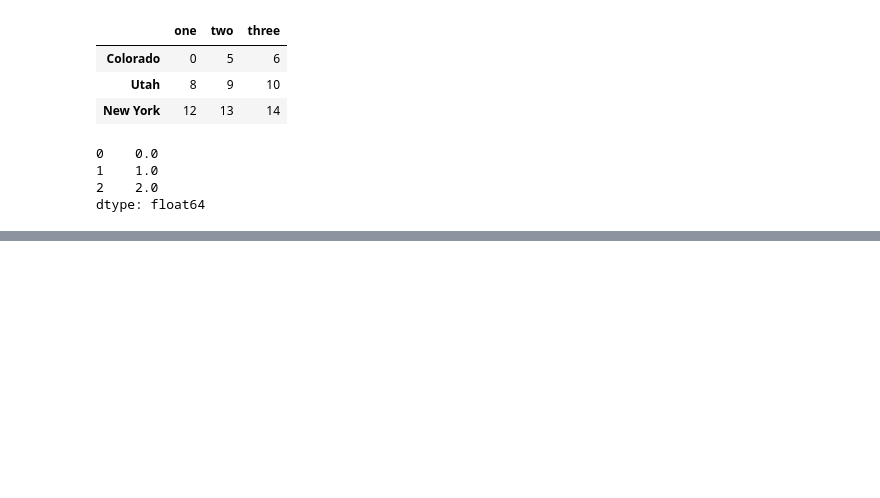
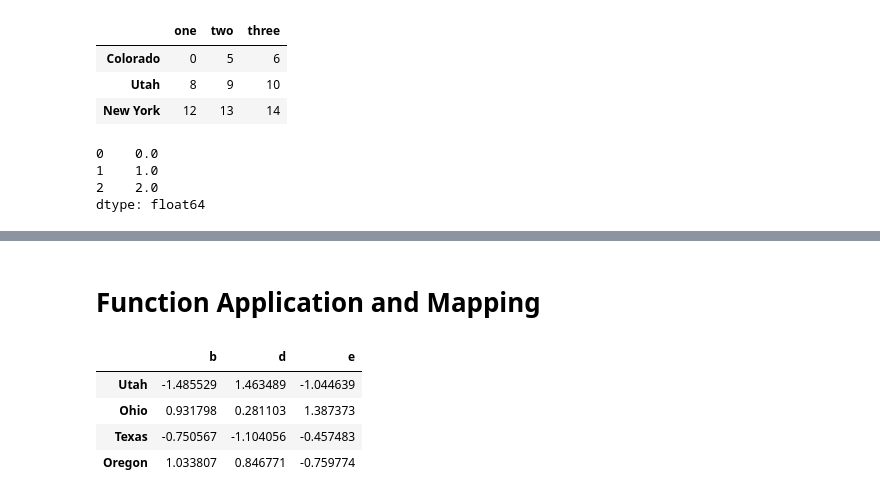
Before and after one commit to Kasaklalita/pydata-book, a Jupyter notebook: Chapter 5 - Getting Started with Pandas.ipynb, the cells around one changed output, grey strips where cells are left out. Cells and saved outputs as stored; diff of their text form; code cells hidden in the pictures; blank space fills up the shorter version.

Commit message:
Function Application and Mapping

```diff
--- a/Chapter 5 - Getting Started with Pandas.ipynb
+++ b/Chapter 5 - Getting Started with Pandas.ipynb
@@ -971,0 +972,13 @@ frame.sub(series3, axis='index')
+# %% [markdown]
+# Function Application and Mapping
+# %%
+frame = pd.DataFrame(np.random.randn(4, 3),
+                    columns=list('bde'),
+                    index=['Utah', 'Ohio', 'Texas', 'Oregon'])
+frame
+# %% [output]
+|  | b | d | e |
+| Utah | -1.485529 | 1.463489 | -1.044639 |
+| Ohio | 0.931798 | 0.281103 | 1.387373 |
+| Texas | -0.750567 | -1.104056 | -0.457483 |
+| Oregon | 1.033807 | 0.846771 | -0.759774 |
```
Also changed, not shown: parts of 87 cells of this notebook.
